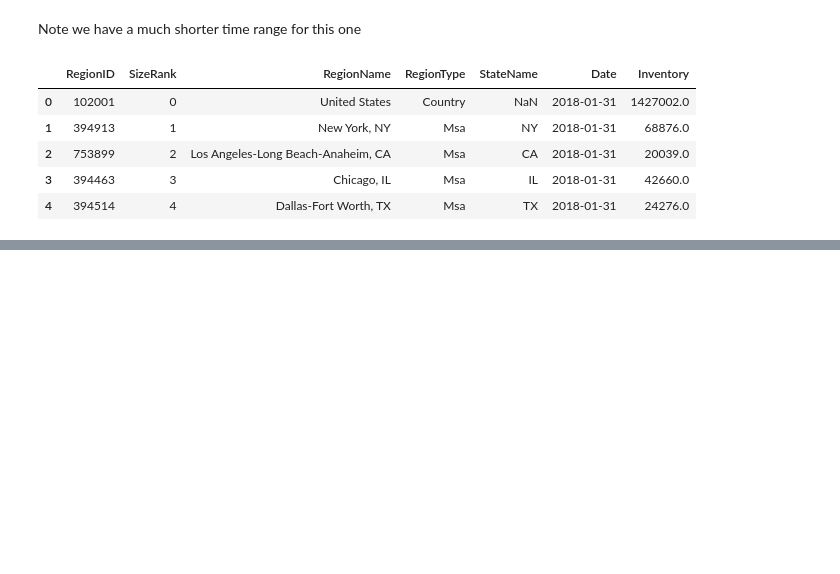
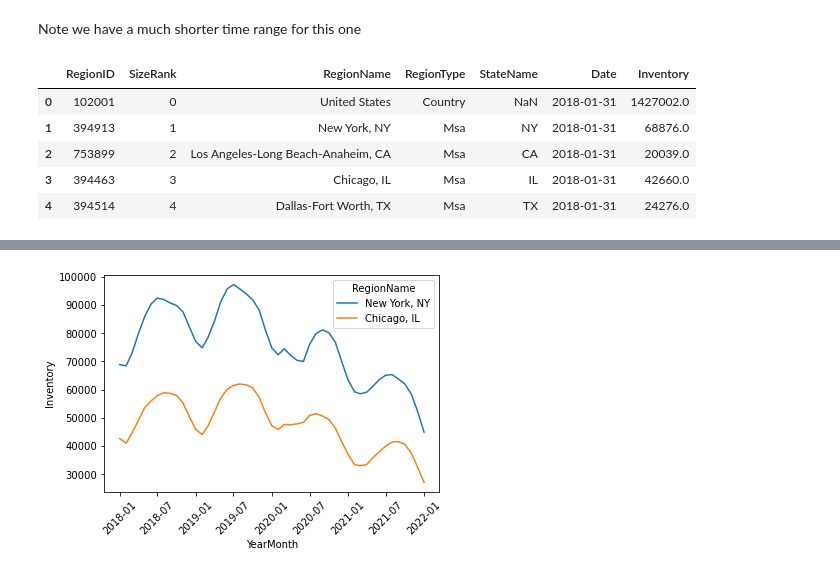
Before and after one commit to blsmxiu47/arcgis-notebooks, a Jupyter notebook: notebooks/housing_market/housing_market_analysis.ipynb, the cells around one changed output, grey strips where cells are left out. Cells and saved outputs as stored; diff of their text form; code cells hidden in the pictures; blank space fills up the shorter version.

```diff
--- a/notebooks/housing_market/housing_market_analysis.ipynb
+++ b/notebooks/housing_market/housing_market_analysis.ipynb
@@ -580,0 +632,4 @@ invt_df.head()
+# %%
+plot_metric(merged, regions=['New York, NY', 'Chicago, IL'], metric='Inventory')
+# %% [output]
+[figure, added]
```
Also changed, not shown: parts of 16 cells of this notebook.
